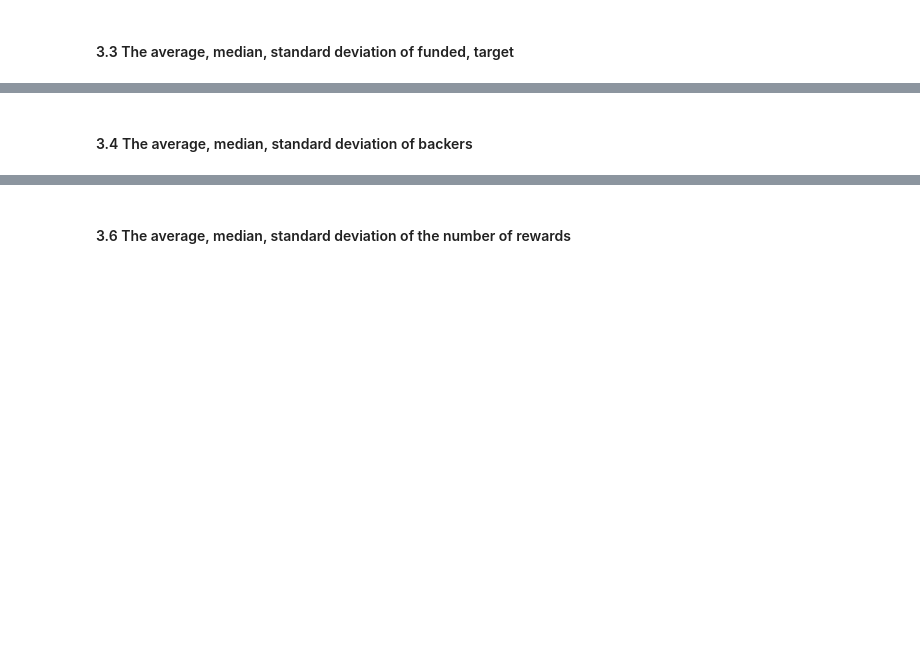
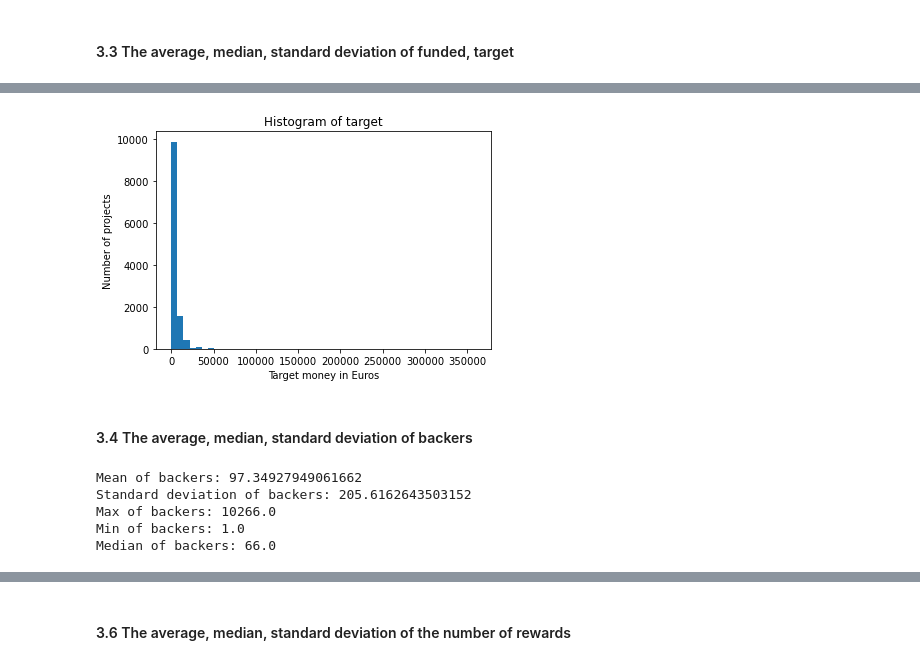
Before and after one commit to nghiadanh26/Crowdfunding, a Jupyter notebook: analyze_data.ipynb, the cells around one changed output, grey strips where cells are left out. Cells and saved outputs as stored; diff of their text form; code cells hidden in the pictures; blank space fills up the shorter version.

```diff
--- a/analyze_data.ipynb
+++ b/analyze_data.ipynb
@@ -72,2 +147,23 @@ The number of failed creaters: 220
+# %%
+plt.hist(target,bins=50)
+plt.xlabel('Target money in Euros')
+plt.ylabel('Number of projects')
+plt.title('Histogram of target')
+plt.show()
+# %% [output]
+[figure, added]
 # %% [markdown]
 #### 3.4 The average, median, standard deviation of backers
+# %%
+backers = pd.concat([s_projects['backers'],f_projects['backers']])
+print('Mean of backers: {}'.format(backers.mean()))
+print('Standard deviation of backers: {}'.format(backers.std()))
+print('Max of backers: {}'.format(backers.max()))
+print('Min of backers: {}'.format(backers.min()))
+print('Median of backers: {}'.format(backers.median()))
+# %% [output]
+Mean of backers: 97.34927949061662
+Standard deviation of backers: 205.6162643503152
+Max of backers: 10266.0
+Min of backers: 1.0
+Median of backers: 66.0
```
Also changed, not shown: parts of 17 cells of this notebook.
